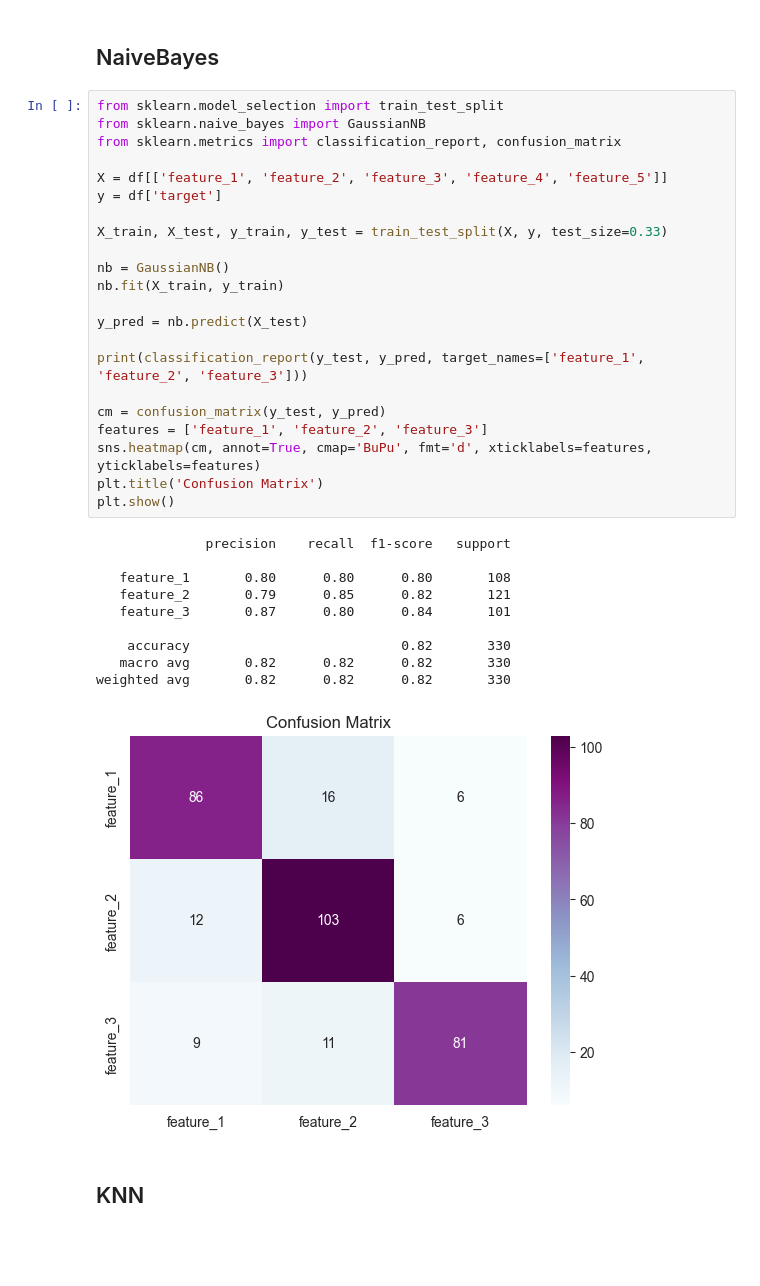
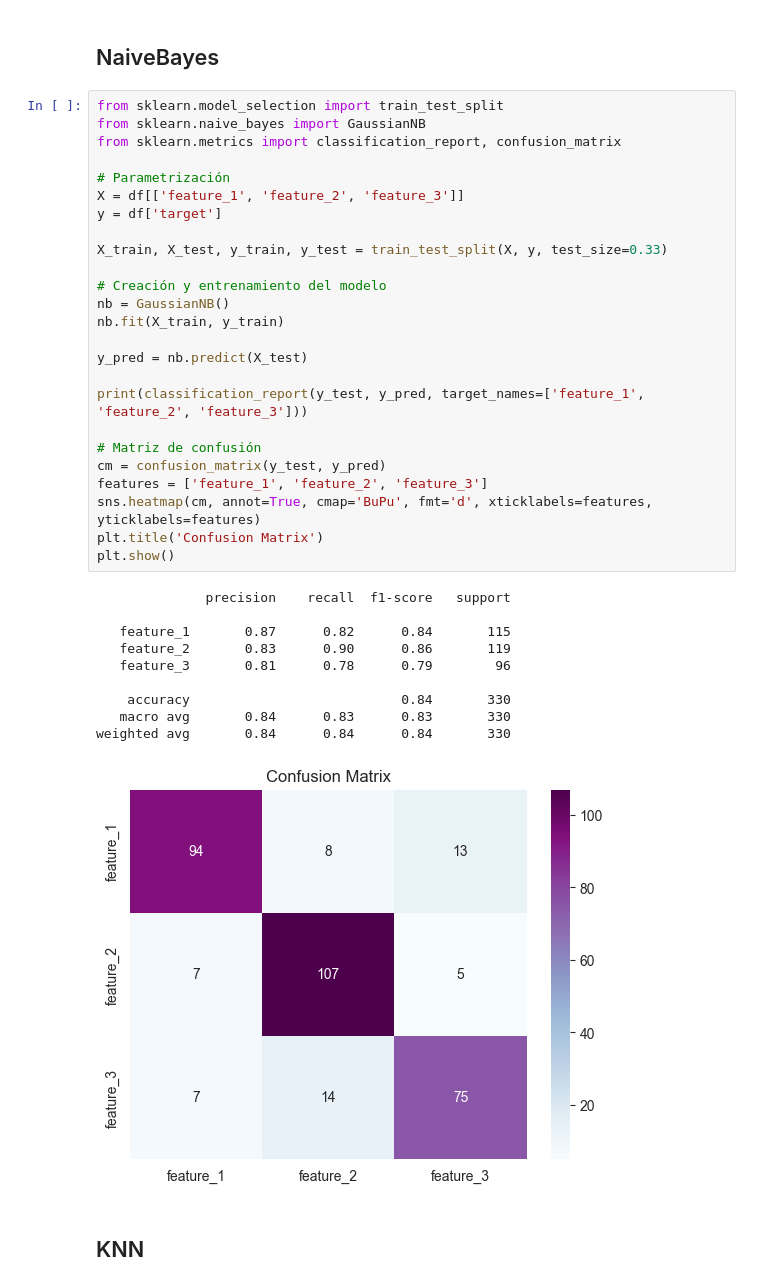
Before and after one commit to a21lofese/SAA, a Jupyter notebook: Prácticas Naive Bayes y KNN/Ejercicio5.ipynb, the cells around one changed output. Drawn from its saved outputs; the diff is of its cells as text; blank space fills up the shorter version.

```diff
--- a/Prácticas Naive Bayes y KNN/Ejercicio5.ipynb
+++ b/Prácticas Naive Bayes y KNN/Ejercicio5.ipynb
@@ -36,36 +36,39 @@ plt.show()
 # %%
 from sklearn.model_selection import train_test_split
 from sklearn.naive_bayes import GaussianNB
 from sklearn.metrics import classification_report, confusion_matrix
 
-X = df[['feature_1', 'feature_2', 'feature_3', 'feature_4', 'feature_5']]
+# Parametrización
+X = df[['feature_1', 'feature_2', 'feature_3']]
 y = df['target']
 
 X_train, X_test, y_train, y_test = train_test_split(X, y, test_size=0.33)
 
+# Creación y entrenamiento del modelo
 nb = GaussianNB()
 nb.fit(X_train, y_train)
 
 y_pred = nb.predict(X_test)
 
 print(classification_report(y_test, y_pred, target_names=['feature_1', 'feature_2', 'feature_3']))
 
+# Matriz de confusión
 cm = confusion_matrix(y_test, y_pred)
 features = ['feature_1', 'feature_2', 'feature_3']
 sns.heatmap(cm, annot=True, cmap='BuPu', fmt='d', xticklabels=features, yticklabels=features)
 plt.title('Confusion Matrix')
 plt.show()
 # %% [output]
               precision    recall  f1-score   support
 
-   feature_1       0.80      0.80      0.80       108
-   feature_2       0.79      0.85      0.82       121
-   feature_3       0.87      0.80      0.84       101
+   feature_1       0.87      0.82      0.84       115
+   feature_2       0.83      0.90      0.86       119
+   feature_3       0.81      0.78      0.79        96
 
-    accuracy                           0.82       330
-   macro avg       0.82      0.82      0.82       330
-weighted avg       0.82      0.82      0.82       330
+    accuracy                           0.84       330
+   macro avg       0.84      0.83      0.83       330
+weighted avg       0.84      0.84      0.84       330
-[figure, old version]
+[figure, new version]
 # %% [markdown]
 ## KNN
 # %%
```
Also changed, not shown: parts of 3 cells of this notebook, 2 other files.
